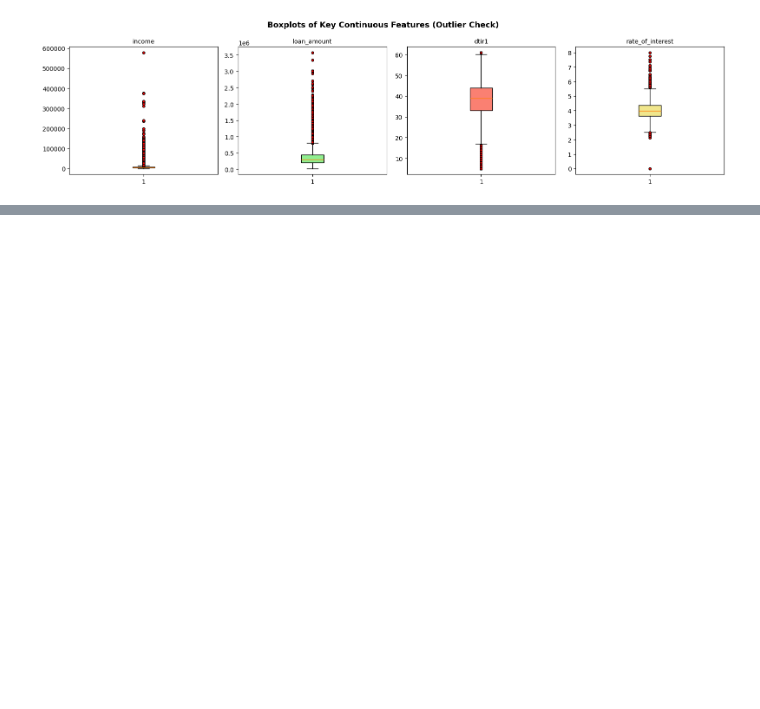
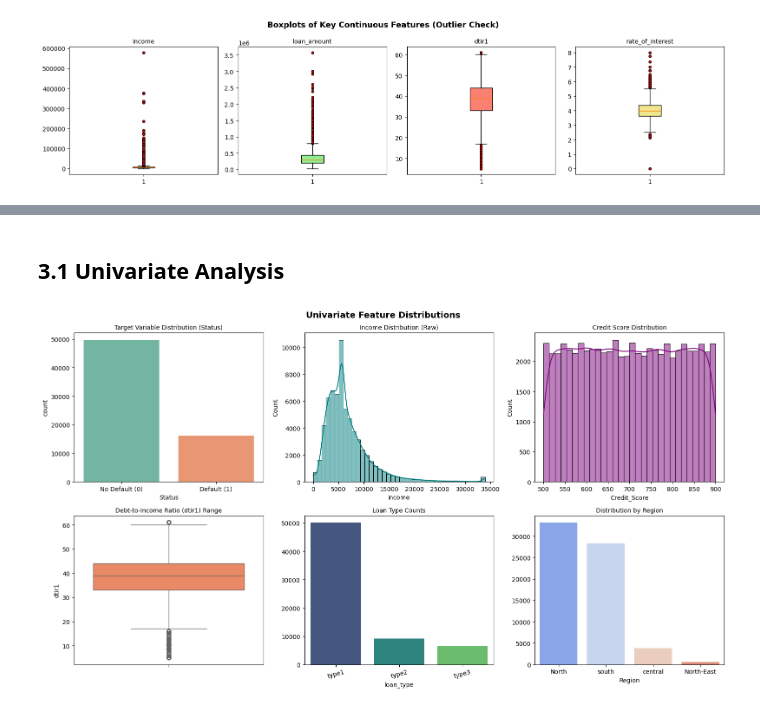
Before and after one commit to stacykeago/predictive-data-analytics, a Jupyter notebook: Q1336017_KEAGO_.ipynb, the cells around one changed output, grey strips where cells are left out. Drawn from its saved outputs; the diff is of its cells as text; code cells hidden in the pictures; blank space fills up the shorter version.

```diff
--- a/Q1336017_KEAGO_.ipynb
+++ b/Q1336017_KEAGO_.ipynb
@@ -237 +298,45 @@ Remaining columns: ['year', 'loan_limit', 'Gender', 'approv_in_adv', 'loan_type'
 | max | 2019.0 | 1.006500e+06 | 8.000000 | 3.357000 | 60000.000000 | 360.000000 | ... |
+# %% [markdown]
+## 3.1 Univariate Analysis
+# %%
+import matplotlib.pyplot as plt
+import seaborn as sns
+
+fig, axes = plt.subplots(2, 3, figsize=(16, 9))
+axes = axes.flatten()
+plt.suptitle("Univariate Feature Distributions", fontsize=14, fontweight="bold", y=0.98)
+
+# 1. Target Variable (Class Imbalance)
+sns.countplot(data=loan, x="Status", palette="Set2", ax=axes[0])
+axes[0].set_title("Target Variable Distribution (Status)", fontsize=10)
+axes[0].set_xticks([0, 1])
+axes[0].set_xticklabels(["No Default (0)", "Default (1)"])
+
+# 2. Raw Income vs Log Income (Shows why log transform is needed)
+sns.histplot(data=loan, x="income", kde=True, bins=40, color="teal", ax=axes[1])
+axes[1].set_title("Income Distribution (Raw)", fontsize=10)
+
+# 3. Credit Score Distribution
+sns.histplot(data=loan, x="Credit_Score", kde=True, bins=30, color="purple", ax=axes[2])
+axes[2].set_title("Credit Score Distribution", fontsize=10)
+
+# 4. Debt-to-Income Ratio (dtir1)
+sns.boxplot(data=loan, y="dtir1", color="coral", ax=axes[3])
+axes[3].set_title("Debt-to-Income Ratio (dtir1) Range", fontsize=10)
+
+# 5. Loan Type Distribution
+loan_type_counts = loan["loan_type"].value_counts()
+sns.barplot(x=loan_type_counts.index, y=loan_type_counts.values, hue=loan_type_counts.index, legend=False, palette="viridis", ax=axes[4])
+axes[4].set_title("Loan Type Counts", fontsize=10)
+axes[4].tick_params(axis='x', rotation=15)
+
+# 6. Region Distribution
+region_counts = loan["Region"].value_counts()
+sns.barplot(x=region_counts.index, y=region_counts.values, hue=region_counts.index, legend=False, palette="coolwarm", ax=axes[5])
+axes[5].set_title("Distribution by Region", fontsize=10)
+
+plt.tight_layout()
+plt.savefig("univariate_analysis.png")
+plt.show()
+# %% [output]
+[figure, added]
```
Also changed, not shown: parts of 53 cells of this notebook.
